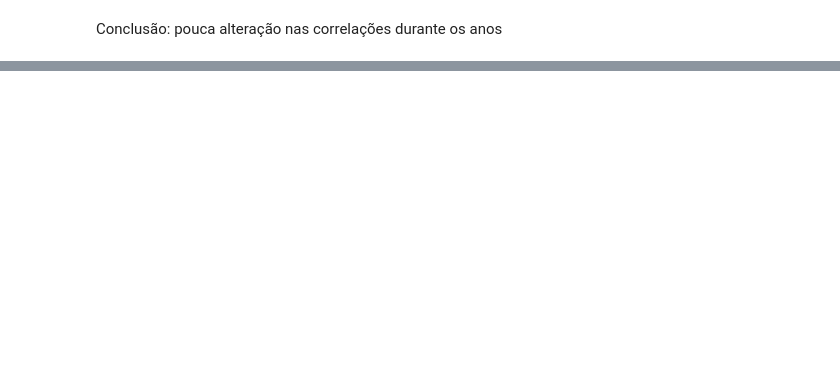
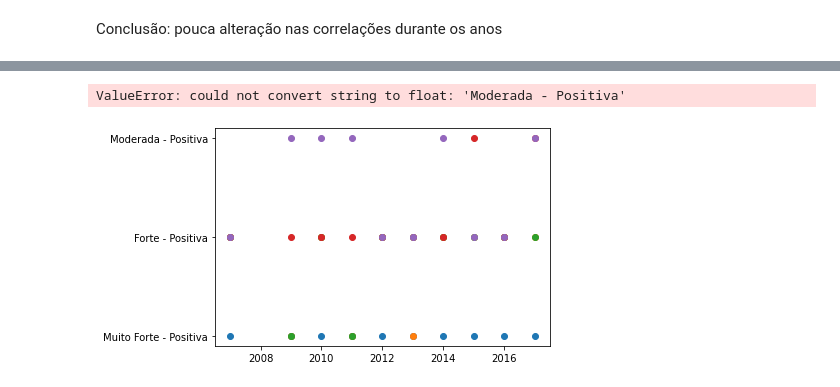
Before and after one commit to acmarkes/firm-innovation, a Jupyter notebook: notebooks/0-ExploracaoInicial.ipynb, the cells around one changed output, grey strips where cells are left out. Drawn from its saved outputs; the diff is of its cells as text; code cells hidden in the pictures; blank space fills up the shorter version.

```diff
--- a/notebooks/0-ExploracaoInicial.ipynb
+++ b/notebooks/0-ExploracaoInicial.ipynb
@@ -145,2 +169,9 @@ for i in corr_por_ano.index:
 # %% [markdown]
 Conclusão: pouca alteração nas correlações durante os anos
+# %%
+cuts = []
+for i in corr_por_ano.columns:
+    binned  = pd.cut(corr_por_ano[i], bins=[-np.inf,-0.8,-0.5,-0.3,0,0.3,0.5,0.8,np.inf], labels=['Muito Forte - Negativa', 'Forte - Negativa', 'Moderada - Negativa', 'Fraca - Negativa', 'Fraca - Positiva', 'Moderada - Positiva', 'Forte - Positiva', 'Muito Forte - Positiva'])
+    cuts.append(binned)
+# %%
+corr_por_ano_categ = pd.concat(cuts, axis=1)
@@ -146,0 +183,7 @@ Conclusão: pouca alteração nas correlações durante os anos
+# %%
+for i in corr_por_ano_categ.index:
+    plt.scatter(corr_por_ano_categ.columns,corr_por_ano_categ.loc[i,:])
+    #plt.show()
+# %% [output]
+ValueError: could not convert string to float: 'Moderada - Positiva'
+[figure, added]
```
Also changed, not shown: parts of 8 cells of this notebook, 4 other files.
